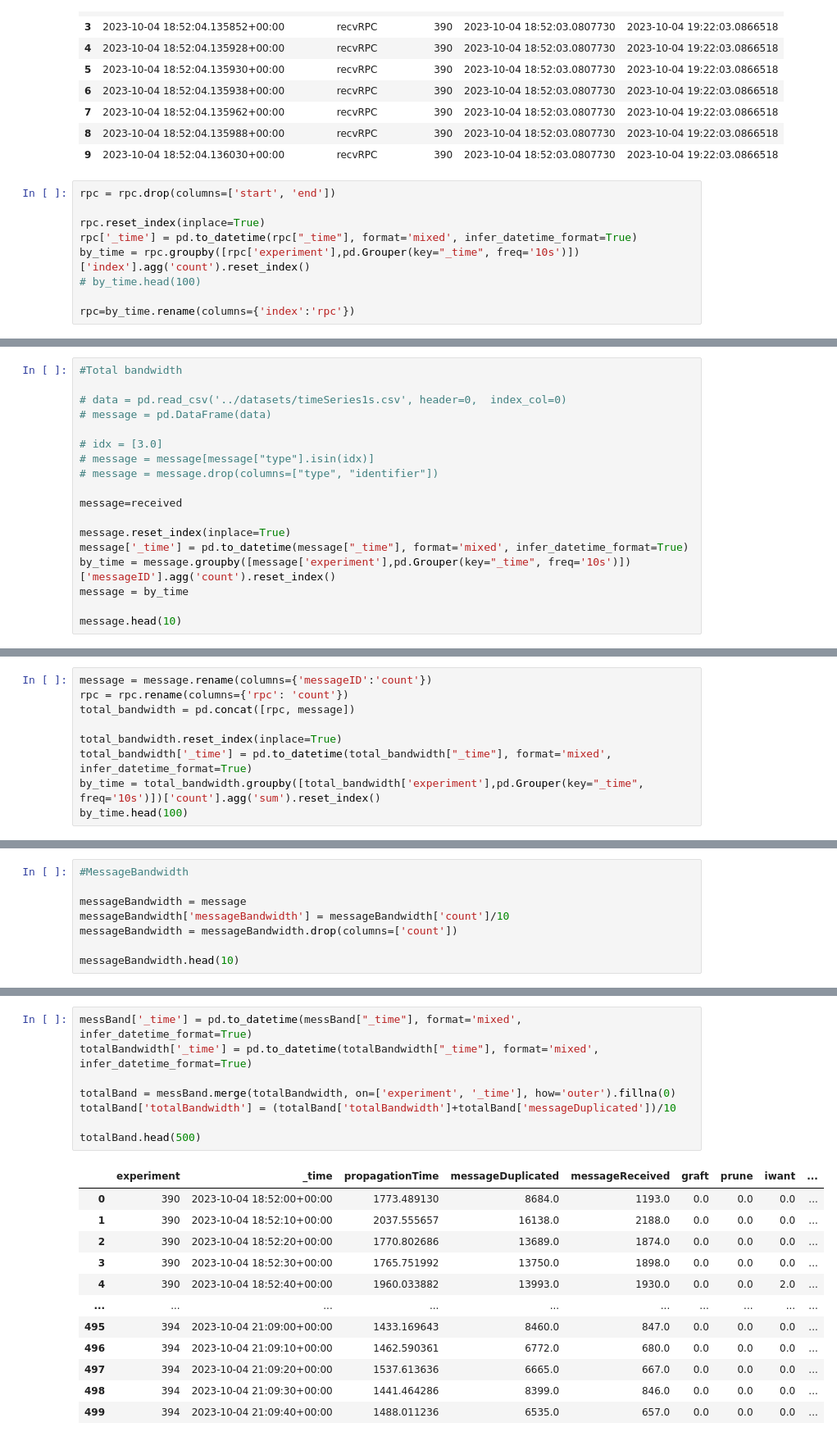
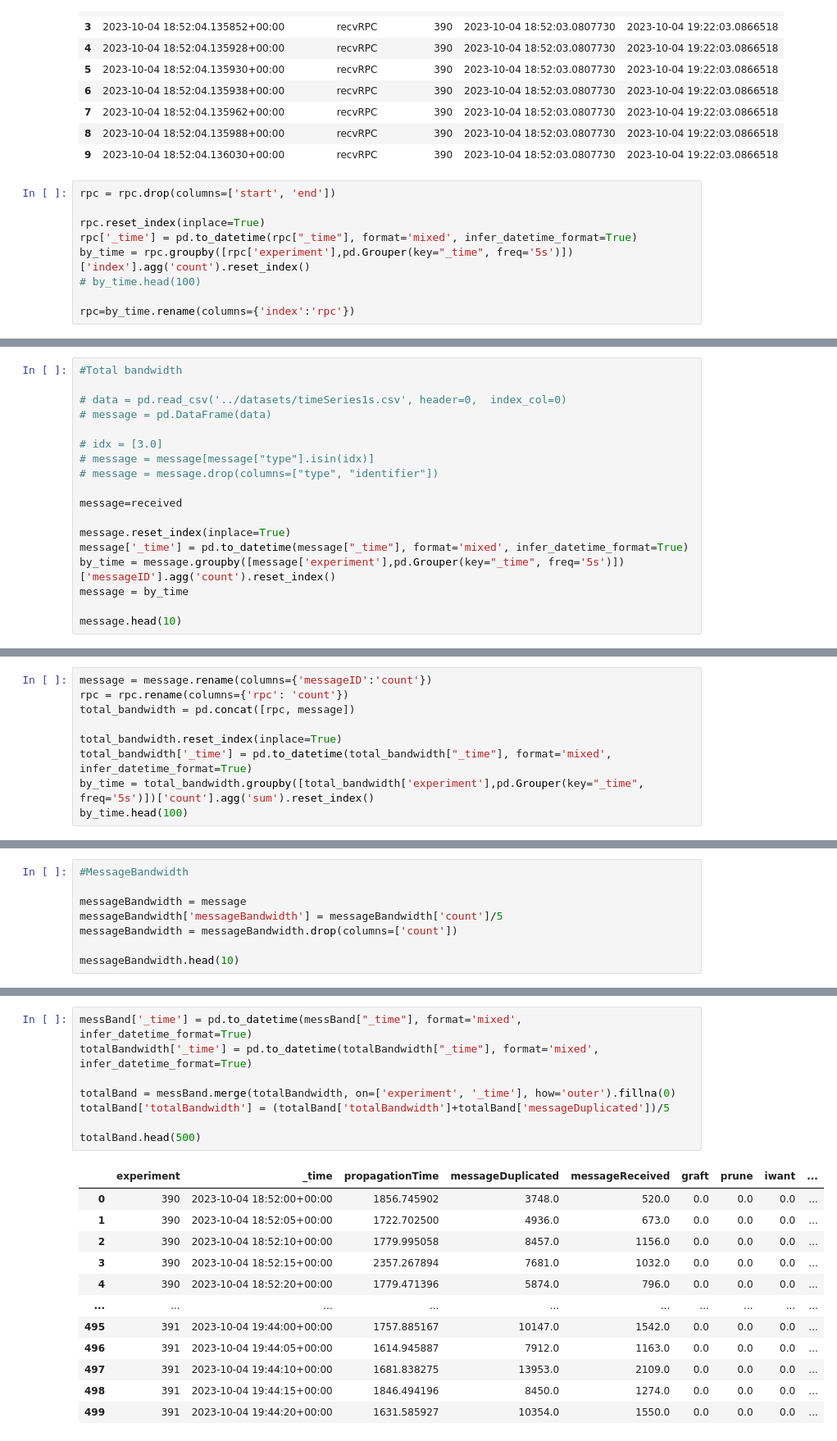
Before and after one commit to FlavScheidt/flexi-pipe, a Jupyter notebook: data/CausalAnalysis/GenerateDatasets/GenerateDatasets.ipynb, the cells around one changed output, grey strips where cells are left out. Shown at 82% size. Drawn from its saved outputs; the diff is of its cells as text.

```diff
--- a/data/CausalAnalysis/GenerateDatasets/GenerateDatasets.ipynb
+++ b/data/CausalAnalysis/GenerateDatasets/GenerateDatasets.ipynb
@@ -261,7 +261,7 @@ rpc = rpc.drop(columns=['start', 'end'])
 
 rpc.reset_index(inplace=True)
 rpc['_time'] = pd.to_datetime(rpc["_time"], format='mixed', infer_datetime_format=True)
-by_time = rpc.groupby([rpc['experiment'],pd.Grouper(key="_time", freq='10s')])['index'].agg('count').reset_index()
+by_time = rpc.groupby([rpc['experiment'],pd.Grouper(key="_time", freq='5s')])['index'].agg('count').reset_index()
 # by_time.head(100)
 
 rpc=by_time.rename(columns={'index':'rpc'})
@@ -293,7 +293,7 @@ message=received
 
 message.reset_index(inplace=True)
 message['_time'] = pd.to_datetime(message["_time"], format='mixed', infer_datetime_format=True)
-by_time = message.groupby([message['experiment'],pd.Grouper(key="_time", freq='10s')])['messageID'].agg('count').reset_index()
+by_time = message.groupby([message['experiment'],pd.Grouper(key="_time", freq='5s')])['messageID'].agg('count').reset_index()
 message = by_time
 
 message.head(10)
@@ -316,7 +316,7 @@ total_bandwidth = pd.concat([rpc, message])
 
 total_bandwidth.reset_index(inplace=True)
 total_bandwidth['_time'] = pd.to_datetime(total_bandwidth["_time"], format='mixed', infer_datetime_format=True)
-by_time = total_bandwidth.groupby([total_bandwidth['experiment'],pd.Grouper(key="_time", freq='10s')])['count'].agg('sum').reset_index()
+by_time = total_bandwidth.groupby([total_bandwidth['experiment'],pd.Grouper(key="_time", freq='5s')])['count'].agg('sum').reset_index()
 by_time.head(100)
 # %% [output]
 |  | experiment | _time | count |
@@ -374,7 +374,7 @@ gossipBandwidth.head(100)
 #MessageBandwidth
 
 messageBandwidth = message
-messageBandwidth['messageBandwidth'] = messageBandwidth['count']/10
+messageBandwidth['messageBandwidth'] = messageBandwidth['count']/5
 messageBandwidth = messageBandwidth.drop(columns=['count'])
 
 messageBandwidth.head(10)
@@ -414,24 +414,24 @@ messBand.head(500)
 # %%
 messBand['_time'] = pd.to_datetime(messBand["_time"], format='mixed', infer_datetime_format=True)
 totalBandwidth['_time'] = pd.to_datetime(totalBandwidth["_time"], format='mixed', infer_datetime_format=True)
 
 totalBand = messBand.merge(totalBandwidth, on=['experiment', '_time'], how='outer').fillna(0)
-totalBand['totalBandwidth'] = (totalBand['totalBandwidth']+totalBand['messageDuplicated'])/10
+totalBand['totalBandwidth'] = (totalBand['totalBandwidth']+totalBand['messageDuplicated'])/5
 
 totalBand.head(500)
 # %% [output]
 |  | experiment | _time | propagationTime | messageDuplicated | messageReceived | graft | prune | iwant | ... |
-| 0 | 390 | 2023-10-04 18:52:00+00:00 | 1773.489130 | 8684.0 | 1193.0 | 0.0 | 0.0 | 0.0 | ... |
-| 1 | 390 | 2023-10-04 18:52:10+00:00 | 2037.555657 | 16138.0 | 2188.0 | 0.0 | 0.0 | 0.0 | ... |
-| 2 | 390 | 2023-10-04 18:52:20+00:00 | 1770.802686 | 13689.0 | 1874.0 | 0.0 | 0.0 | 0.0 | ... |
-| 3 | 390 | 2023-10-04 18:52:30+00:00 | 1765.751992 | 13750.0 | 1898.0 | 0.0 | 0.0 | 0.0 | ... |
-| 4 | 390 | 2023-10-04 18:52:40+00:00 | 1960.033882 | 13993.0 | 1930.0 | 0.0 | 0.0 | 2.0 | ... |
+| 0 | 390 | 2023-10-04 18:52:00+00:00 | 1856.745902 | 3748.0 | 520.0 | 0.0 | 0.0 | 0.0 | ... |
+| 1 | 390 | 2023-10-04 18:52:05+00:00 | 1722.702500 | 4936.0 | 673.0 | 0.0 | 0.0 | 0.0 | ... |
+| 2 | 390 | 2023-10-04 18:52:10+00:00 | 1779.995058 | 8457.0 | 1156.0 | 0.0 | 0.0 | 0.0 | ... |
+| 3 | 390 | 2023-10-04 18:52:15+00:00 | 2357.267894 | 7681.0 | 1032.0 | 0.0 | 0.0 | 0.0 | ... |
+| 4 | 390 | 2023-10-04 18:52:20+00:00 | 1779.471396 | 5874.0 | 796.0 | 0.0 | 0.0 | 0.0 | ... |
 | ... | ... | ... | ... | ... | ... | ... | ... | ... | ... |
-| 495 | 394 | 2023-10-04 21:09:00+00:00 | 1433.169643 | 8460.0 | 847.0 | 0.0 | 0.0 | 0.0 | ... |
-| 496 | 394 | 2023-10-04 21:09:10+00:00 | 1462.590361 | 6772.0 | 680.0 | 0.0 | 0.0 | 0.0 | ... |
-| 497 | 394 | 2023-10-04 21:09:20+00:00 | 1537.613636 | 6665.0 | 667.0 | 0.0 | 0.0 | 0.0 | ... |
-| 498 | 394 | 2023-10-04 21:09:30+00:00 | 1441.464286 | 8399.0 | 846.0 | 0.0 | 0.0 | 0.0 | ... |
-| 499 | 394 | 2023-10-04 21:09:40+00:00 | 1488.011236 | 6535.0 | 657.0 | 0.0 | 0.0 | 0.0 | ... |
+| 495 | 391 | 2023-10-04 19:44:00+00:00 | 1757.885167 | 10147.0 | 1542.0 | 0.0 | 0.0 | 0.0 | ... |
+| 496 | 391 | 2023-10-04 19:44:05+00:00 | 1614.945887 | 7912.0 | 1163.0 | 0.0 | 0.0 | 0.0 | ... |
+| 497 | 391 | 2023-10-04 19:44:10+00:00 | 1681.838275 | 13953.0 | 2109.0 | 0.0 | 0.0 | 0.0 | ... |
+| 498 | 391 | 2023-10-04 19:44:15+00:00 | 1846.494196 | 8450.0 | 1274.0 | 0.0 | 0.0 | 0.0 | ... |
+| 499 | 391 | 2023-10-04 19:44:20+00:00 | 1631.585927 | 10354.0 | 1550.0 | 0.0 | 0.0 | 0.0 | ... |
 500 rows × 11 columns
 # %%
 totalBand['_time'] = pd.to_datetime(totalBand["_time"], format='mixed', infer_datetime_format=True)
```
Also changed, not shown: parts of 15 cells of this notebook, 1 other file.
